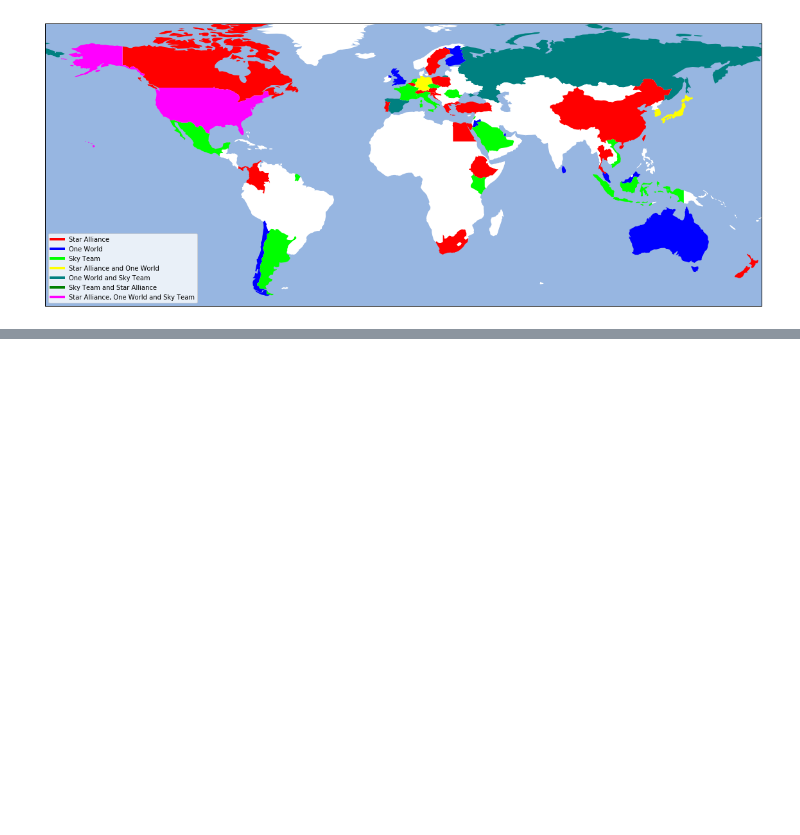
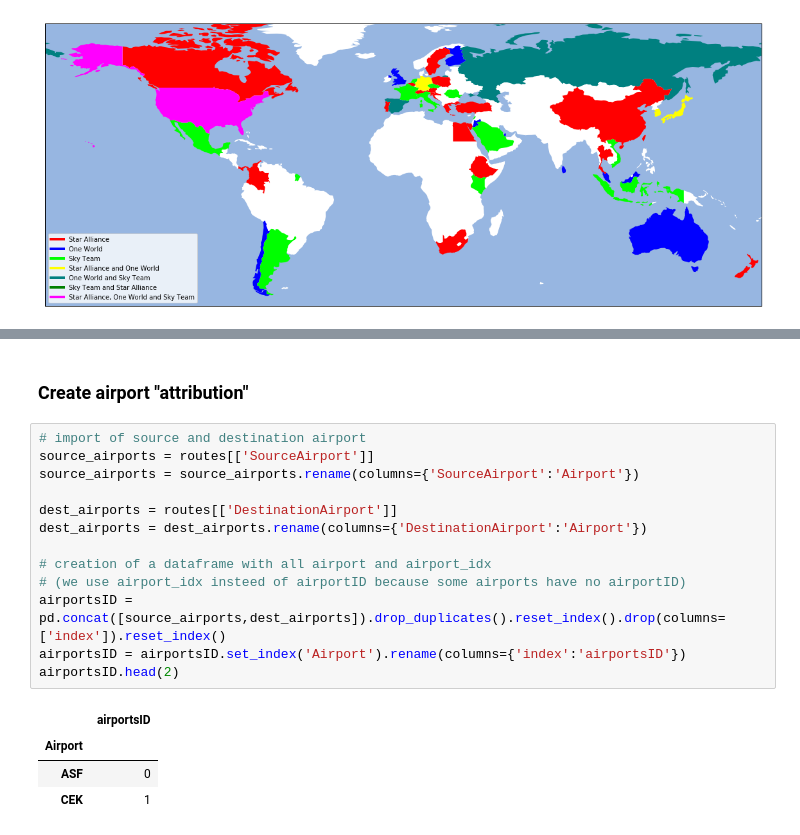
Before and after one commit to nicolasFontbonne/Project_ntds, a Jupyter notebook: main_maelle.ipynb, the cells around one changed output, grey strips where cells are left out. Drawn from its saved outputs; the diff is of its cells as text; blank space fills up the shorter version.

```diff
--- a/main_maelle.ipynb
+++ b/main_maelle.ipynb
@@ -300,0 +169,20 @@ plt.show()
+# %% [markdown]
+### Create airport "attribution"
+# %%
+# import of source and destination airport
+source_airports = routes[['SourceAirport']]
+source_airports = source_airports.rename(columns={'SourceAirport':'Airport'})
+
+dest_airports = routes[['DestinationAirport']]
+dest_airports = dest_airports.rename(columns={'DestinationAirport':'Airport'})
+
+# creation of a dataframe with all airport and airport_idx
+# (we use airport_idx insteed of airportID because some airports have no airportID)
+airportsID = pd.concat([source_airports,dest_airports]).drop_duplicates().reset_index().drop(columns=['index']).reset_index()
+airportsID = airportsID.set_index('Airport').rename(columns={'index':'airportsID'})
+airportsID.head(2)
+# %% [output]
+|  | airportsID |
+| Airport |  |
+| ASF | 0 |
+| CEK | 1 |
```
Also changed, not shown: parts of 31 cells of this notebook.
